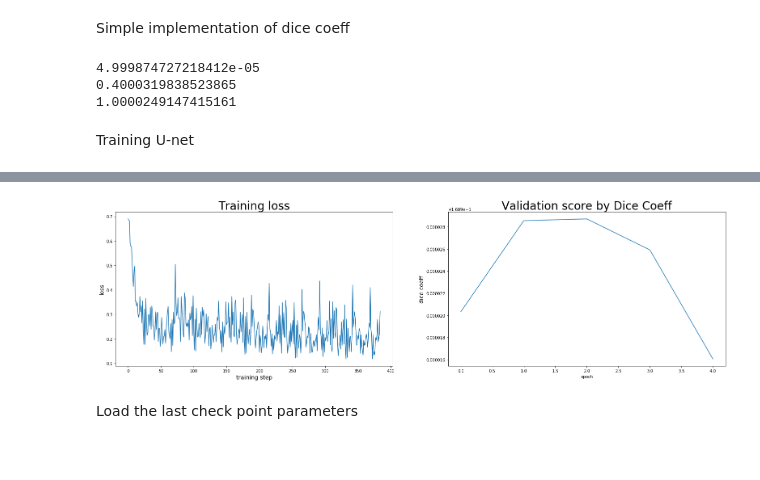
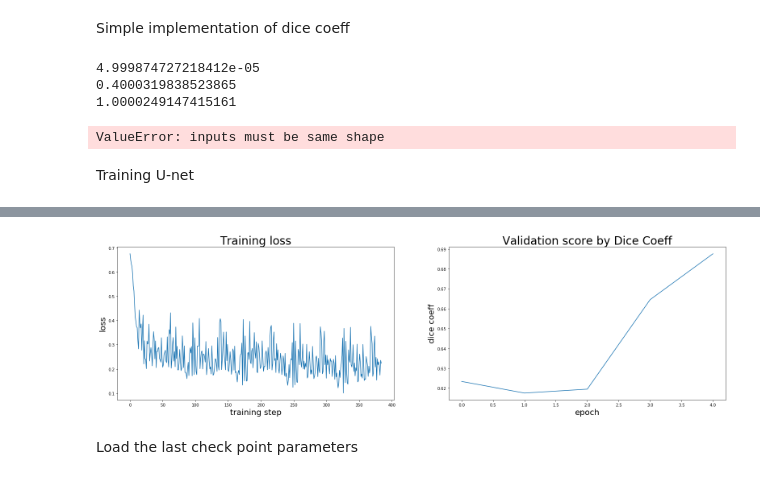
Before and after one commit to fuurin/forests, a Jupyter notebook: forests.ipynb, the cells around one changed output, grey strips where cells are left out. Cells and saved outputs as stored; diff of their text form; code cells hidden in the pictures.

```diff
--- a/forests.ipynb
+++ b/forests.ipynb
@@ -157,11 +157,11 @@ RESULT_DIR = './results/'
 CHECKPOINT_DIR =  RESULT_DIR + 'checkpoints/'
 HISTORY_DIR = RESULT_DIR + 'histories/'
 
-TEST_DATA_RATE = 0.05 # * all
+TEST_DATA_RATE = 0.045 # * all
 VAL_DATA_RATE = 0.20 # * (all - test)
 
 EPOCH = 5
-BATCH_SIZE = 2
+BATCH_SIZE = 2 # better to be a divisor of number of training set
 REPORT_INTERVAL = 10 # num of batch
 # %% [markdown]
 Prepare patch names
@@ -342,8 +366,9 @@ def prob_to_segm(prob):
 Simple implementation of dice coeff
 # %%
 def dice_coeff(a, b):
-    a_flat = a.flatten()
-    b_flat = b.flatten()
+    if a.shape != b.shape:
+        raise ValueError("inputs must be same shape")
+    a_flat, b_flat = a.flatten(), b.flatten()
     inter = torch.dot(a_flat, b_flat) + 1e-4
     union = torch.sum(a_flat) + torch.sum(b_flat) + 1e-4
     coeff = (2 * inter) / union
@@ -361,13 +386,20 @@ print(dice_coeff(a, b))
 a = to_torch(np.array([0,1,0,1], dtype=np.float32))
 b = to_torch(np.array([0,1,0,1], dtype=np.float32))
 print(dice_coeff(a, b))
+
+a = to_torch(np.array([0,1,0], dtype=np.float32)) # error: different shape
+b = to_torch(np.array([0,1,0,1], dtype=np.float32))
+print(dice_coeff(a, b))
 # %% [output]
 4.999874727218412e-05
 0.4000319838523865
 1.0000249147415161
+ValueError: inputs must be same shape
 # %% [markdown]
 Training U-net
 # %%
+out = Outputter()
+
 net = UNet(LAYER_LEN)
 net = net.cuda() if torch.cuda.is_available() else net.cpu()
 
@@ -384,8 +416,10 @@ criterion = nn.BCELoss()
 train_losses = []
 dice_coeffs = []
 
+init_time = time.time()
+
 for epoch in range(1, EPOCH+1):
-    if VERBOSE: print("Start epoch:", epoch)
+    if VERBOSE: out.add(f"Start epoch: {epoch}")
 
     train = patch_pairs(train_paths)
     val = patch_pairs(val_paths)
@@ -402,6 +436,7 @@ for epoch in range(1, EPOCH+1):
         # predict and get the loss
         pred = net(mosaic) # (2, 6, 640, 640)
         prob = torch.sigmoid(pred)
+
         loss = criterion(prob.flatten(), segm_vec.flatten())
 
         # optimize the network
@@ -418,11 +453,11 @@ for epoch in range(1, EPOCH+1):
                 elapsed = time.time() - start_time
                 progress = i / (train_len / BATCH_SIZE)
                 left_time = "-" if i == 0 else int((elapsed / (progress)) * (1. - progress))
-                print("{} / {} trained | loss: {:.4} | epoch time: {} [sec] ({} [sec] left)" \
-                      .format(i * BATCH_SIZE, train_len, loss.item(), int(elapsed), left_time))
+                out.conditional(("{} / {} trained | loss: {:.4} | epoch time: {} [sec] ({} [sec] left)" \
+                                 .format(i * BATCH_SIZE, train_len, loss.item(), int(elapsed), left_time)), i == 0)
 
     if VERBOSE:
-        print("Training in epoch {} finished ! Average loss: {:.4} | epoch time: {} [sec]\n" \
+        out.update("Training in epoch {} finished ! Average loss: {:.4} | epoch time: {} [sec]" \
               .format(epoch, epoch_loss / train_len, int(time.time() - start_time)))
 
 
@@ -433,32 +468,35 @@ for epoch in range(1, EPOCH+1):
 
         # load validation data
         # unsqueeze to generate batch dimension
-        mosaic = to_torch(val_pair[0]).unsqueeze(0) # (1, 3, 640, 640)
-        segm_vec = to_torch(val_pair[1])
+        mosaic = to_torch(val_pair[0]).unsqueeze(0) # (1, 6, 640, 640)
+        segm_vec = to_torch(val_pair[1]).permute(1, 2, 0) # (640, 640, 6)
 
         # gradient calculation is unnecessary for validation
         with torch.no_grad():
             pred = net(mosaic) # (1, 6, 640, 640)
-            prob = torch.sigmoid(pred).squeeze(0)
-            prob = prob.permute(1, 2, 0)
+            prob = torch.sigmoid(pred).squeeze(0) # (6, 640, 640)
+            prob = prob.permute(1, 2, 0) # (640, 640, 6)
 
         # calculate dice coefficient:
-        one_hot_prob = prob_to_one_hot(prob)
-        val_dice += dice_coeff(one_hot_prob, segm_vec)
+        one_hot_prob = prob_to_one_hot(prob) # (640, 640, 6)
+
+        val_dice += dice_coeff(one_hot_prob, segm_vec) # they must be same shape
 
         # report progress
         if VERBOSE:
             if i % REPORT_INTERVAL == 0:
-                print(f"validation progress: {i}/{val_len}")
+                out.conditional(f"validation progress: {i}/{val_len}", i == 0)
+
+    # report the result of this epoch
+    dice_coeffs.append(val_dice / val_len)
+    if VERBOSE: out.update(f"Validation Dice Coeff Average: {round(np.average(dice_coeffs), 5)}\n")
 
     # create checkpoint
     torch.save(net.state_dict(), f"{CHECKPOINT_DIR}cp_{epoch}.pth")
-    if VERBOSE: print(f"Checkpoint {epoch} saved !")
+    if VERBOSE: out.add(f"Checkpoint {epoch} saved !")
 
-    # report the result of this epoch
-    dice_coeffs.append(val_dice / val_len)
-    if VERBOSE: print(f"Validation Dice Coeff Average: {round(np.average(dice_coeffs), 5)}\n")
-
+out.add("All training finished in {} [sec] ! {} [sec/epoch]"\
+        .format(int(time.time() - init_time), int((time.time() - init_time) / EPOCH)))
 
 np.save(f"{HISTORY_DIR}loss", train_losses)
 np.save(f"{HISTORY_DIR}dice", dice_coeffs)
@@ -469,14 +507,14 @@ fig = plt.figure(figsize=(27, 7))
 ax1 = fig.add_subplot(121)
 ax1.plot(train_losses)
 ax1.set_title('Training loss', fontsize=28)
-ax1.set_xlabel('training step', fontsize=14)
-ax1.set_ylabel('loss', fontsize=14)
+ax1.set_xlabel('training step', fontsize=20)
+ax1.set_ylabel('loss', fontsize=20)
 
 ax2 = fig.add_subplot(122)
 ax2.plot(dice_coeffs)
 ax2.set_title('Validation score by Dice Coeff', fontsize=28)
-ax2.set_xlabel('epoch')
-ax2.set_ylabel('dice coeff', fontsize=14)
+ax2.set_xlabel('epoch', fontsize=20)
+ax2.set_ylabel('dice coeff', fontsize=20)
 
 plt.show()
 # %% [output]
@@ -500,4 +538,4 @@ Validation Dice Coeff Average: 0.16892
-[figure, old version]
+[figure, new version]
 # %% [markdown]
 Load the last check point parameters
 # %%
```
Also changed, not shown: parts of 9 cells of this notebook.
